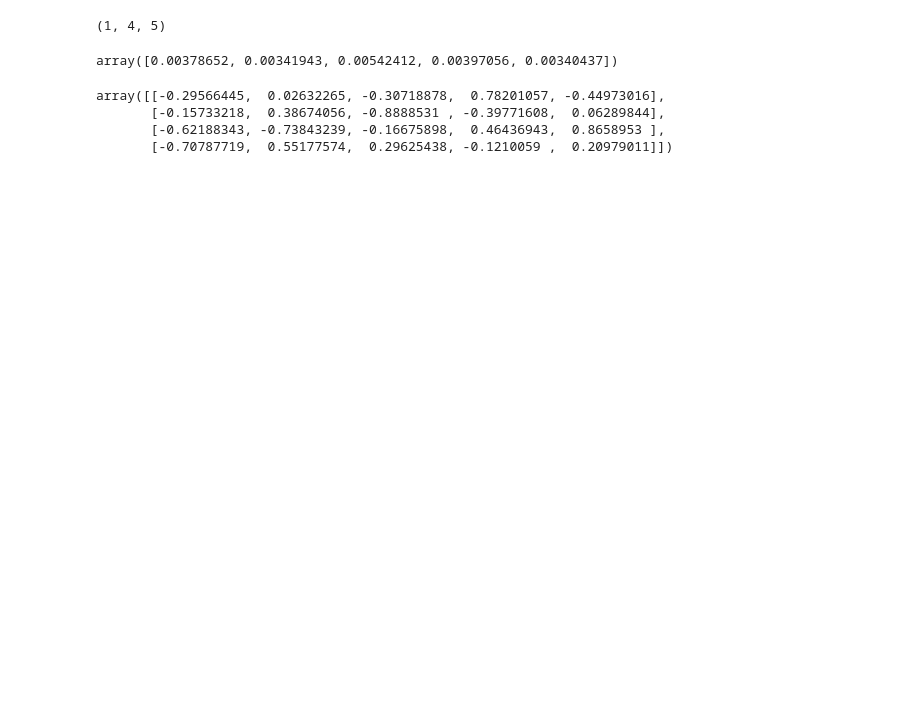
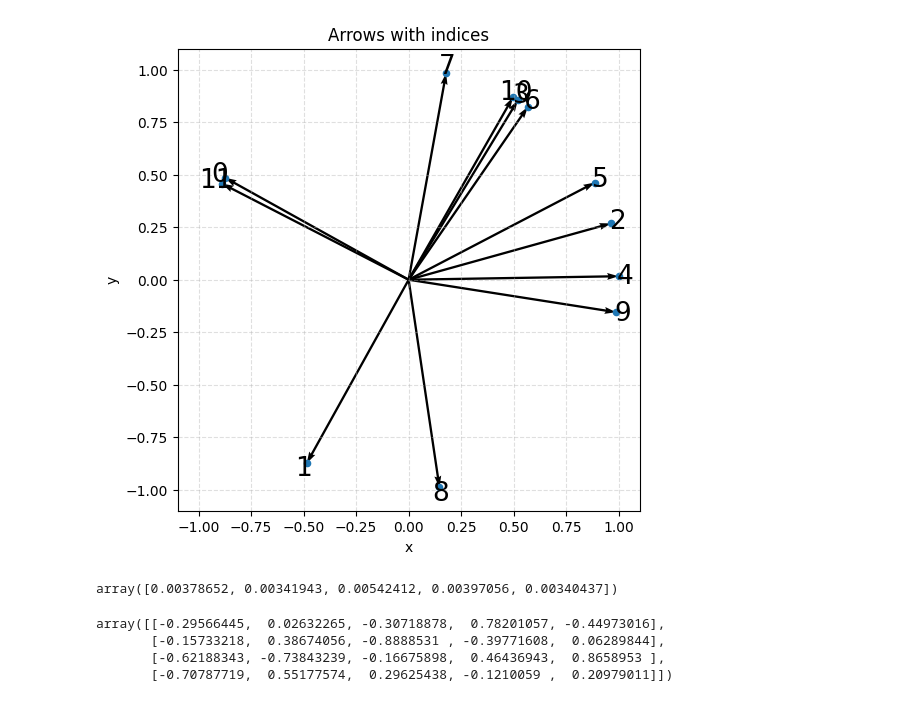
Before and after one commit to sjkoelle/isometry-pursuit, a Jupyter notebook: Untitled.ipynb, the cells around one changed output. Cells and saved outputs as stored; diff of their text form; code cells hidden in the pictures; blank space fills up the shorter version.

```diff
--- a/Untitled.ipynb
+++ b/Untitled.ipynb
@@ -7,7 +7,34 @@ array([1., 1., 1., 1., 1.])
 # %%
-data.shape
+A = data[0]
+x,y = A
-# %% [output]
-(1, 4, 5)
+# %%
+import matplotlib.pyplot as plt
+
+fig, ax = plt.subplots(figsize=(6, 6))
+ax.quiver(np.zeros_like(x), np.zeros_like(y), x, y,
+          angles='xy', scale_units='xy', scale=1, width=0.005)
+ax.scatter(x, y, s=20)
+
+# Label each arrow with its index near the tip
+for i, (xi, yi) in enumerate(zip(x, y)):
+    # small offset along the vector direction to avoid overlap with the marker
+    off = 0.03
+    nx, ny = (xi, yi) if (xi == 0 and yi == 0) else (xi/np.hypot(xi, yi), yi/np.hypot(xi, yi))
+    ax.text(xi + off*nx, yi + off*ny, str(i), fontsize=19,
+            ha='center', va='center')
+
+ax.set_aspect('equal', adjustable='box')
+m = 1.1 * np.max(np.abs(A))
+ax.set_xlim(-m, m)
+ax.set_ylim(-m, m)
+ax.grid(True, linestyle='--', alpha=0.4)
+ax.set_xlabel('x')
+ax.set_ylabel('y')
+ax.set_title('Arrows with indices')
+
+plt.show()
+# %% [output]
+[figure, added]
 # %%
 from isometry_pursuit.algorithm import isometry_pursuit
 
```
Also changed, not shown: parts of 1 cell of this notebook, 2 other files.
